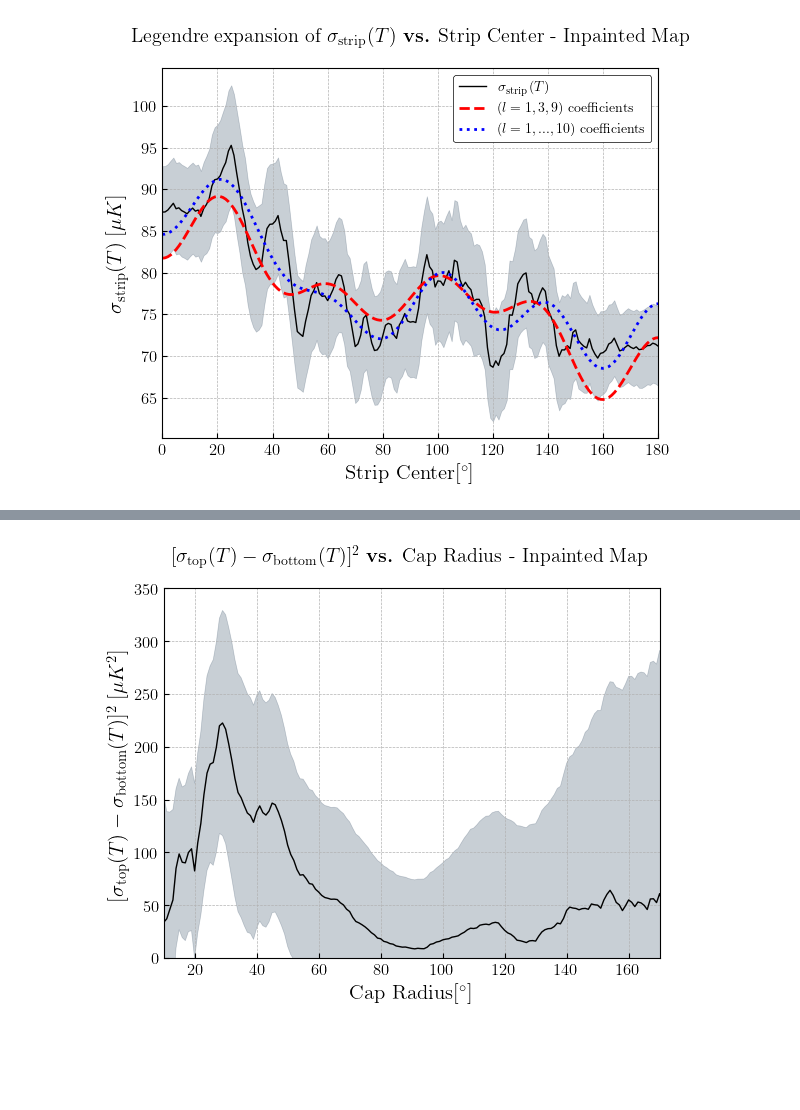
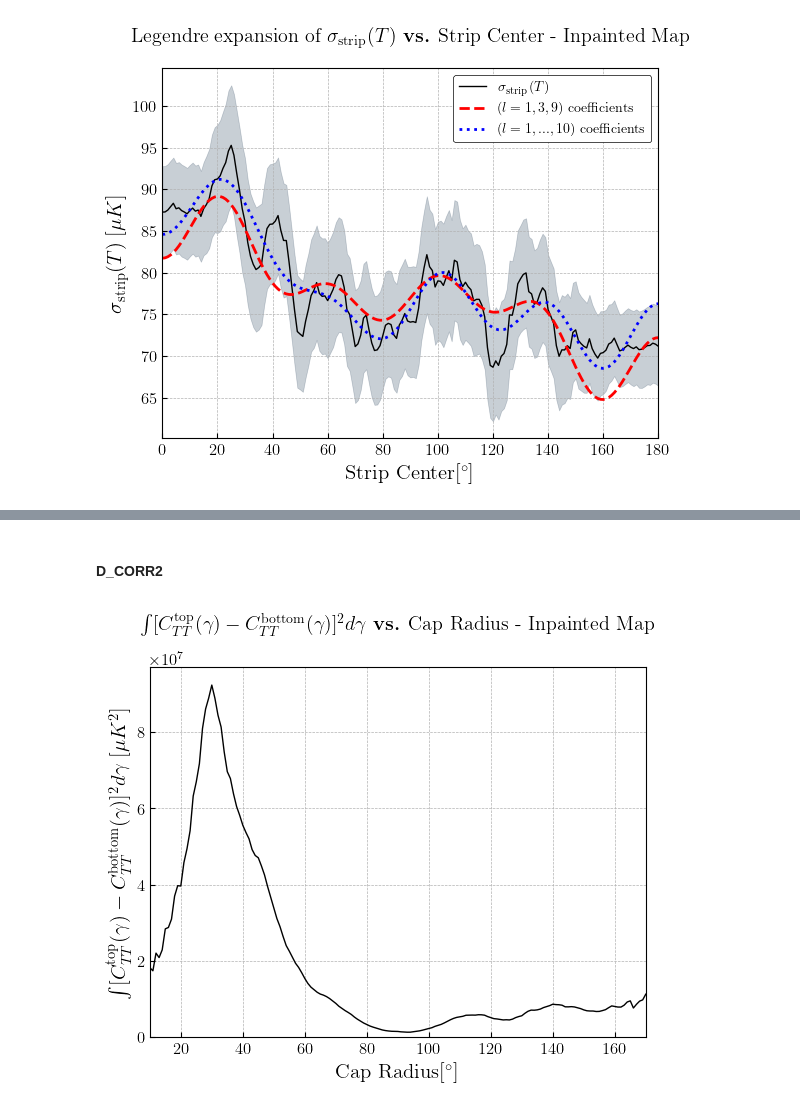
Before and after one commit to jamshidi3d/cmb_anomaly_detection, a Jupyter notebook: plotting.ipynb, the cells around one changed output, grey strips where cells are left out. Saved outputs shown, nothing was run; the diff lists cells and outputs as text; code cells hidden in the pictures; blank space fills up the shorter version.

Commit message:
measure clean up

```diff
--- a/plotting.ipynb
+++ b/plotting.ipynb
@@ -369,7 +373,7 @@ plt.show()
 # %%
-sims_mod_measure    = np.loadtxt('./output/sims_modulated_STD.txt')
-cmb_measure         = np.loadtxt('./output/T_64_inpainted_20strip_std_1dtheta_result.txt')
-sampling_range      = np.loadtxt('./output/T_64_inpainted_20strip_std_1dtheta_sampling_range.txt')
+sims_mod_measure    = np.loadtxt('./output/sims_modulated_strip_std.txt')
+cmb_measure         = np.loadtxt('./output/T_64_inpainted_20strip_std_result.txt')
+sampling_range      = np.loadtxt('./output/T_64_inpainted_20strip_std_measure_range.txt')
 cmb_a_l             = np.loadtxt('./output/cmb_a_l.txt')
 
 _errors = np.std(sims_mod_measure, axis=0)
@@ -516,0 +557,20 @@ plt.show()
+# %%
+cmb_measure         = np.loadtxt('./output/T_64_inpainted_cap_corr_result.txt')
+sampling_range      = np.loadtxt('./output/T_64_inpainted_cap_corr_measure_range.txt')
+
+with plt.style.context('bmh'):
+    fig, ax=plt.subplots()
+    ax.plot(sampling_range, cmb_measure,
+            color='k', linewidth=1)
+    ax.set_xlabel(r'Cap Radius[$^\circ$]',size=15)
+    measure_text = r'$\frac {{ \int [C_{TT}^{{strip}}(\gamma)]^2 d\gamma }} {{ \int [C_{TT}^{{total}}(\gamma)]^2 d\gamma }} - 1$'
+    ax.set_ylabel(measure_text ,size=15)
+    ax.set_title(measure_text + r' \textbf{vs.} Cap Radius - Inpainted Map',
+                 y=1.05)
+    ax.set_xlim(xmin = 10, xmax = 170)
+    ax.set_ylim(ymin = -1)
+    ax.set_facecolor('white')
+    # Axis colors
+    for spine in ax.spines.keys(): ax.spines[spine].set_color('k')
+    custom_save_fig(fig, '64_inpainted_corr_cap')
+plt.show()
@@ -517,27 +579,24 @@ plt.show()
+# %% [markdown]
+#### D_CORR2
 # %%
-sims_mod_measure    = np.loadtxt('./output/sims_modulated_CAP_D_STD2.txt')
-cmb_measure         = np.loadtxt('./output/T_64_inpainted_cap_dstd2_1dtheta_result.txt')
-sampling_range      = np.loadtxt('./output/T_64_inpainted_cap_dstd2_1dtheta_sampling_range.txt')
-
-_errors = np.std(sims_mod_measure, axis=0)
+cmb_measure         = np.loadtxt('./output/T_64_inpainted_cap_dcorr2_result.txt')
+sampling_range      = np.loadtxt('./output/T_64_inpainted_cap_dcorr2_measure_range.txt')
 
 with plt.style.context('bmh'):
     fig, ax=plt.subplots()
-    ax.fill_between(sampling_range, cmb_measure - _errors, cmb_measure + _errors,
-                    color=(0.15,0.25,0.35,0.25), label='_nolegend_')
     ax.plot(sampling_range, cmb_measure,
             color='k', linewidth=1)
     ax.set_xlabel(r'Cap Radius[$^\circ$]',size=15)
-    measure_text = r'$[\sigma_{\mathrm{top}}(T) - \sigma_{\mathrm{bottom}}(T)]^2$'
-    ax.set_ylabel(measure_text + r'$\; [\mu K^2]$',size=15)
+    measure_text = r'$\int [C_{TT}^{{\mathrm{top}}}(\gamma) - C_{TT}^{{\mathrm{bottom}}}(\gamma)]^2 d\gamma$'
+    ax.set_ylabel(measure_text  + r'$\; [\mu K^2]$', size=15)
     ax.set_title(measure_text + r' \textbf{vs.} Cap Radius - Inpainted Map',
-                 y=1.05)
+                 y=1.08)
     ax.set_xlim(xmin = 10, xmax = 170)
-    ax.set_ylim(ymin = 0, ymax = 350)
+    ax.set_ylim(ymin = -1)
     ax.set_facecolor('white')
     # Axis colors
     for spine in ax.spines.keys(): ax.spines[spine].set_color('k')
-    custom_save_fig(fig, '64_inpainted_dstd2_cap')
+    custom_save_fig(fig, '64_inpainted_dcorr2_cap')
 plt.show()
 # %% [output]
-[figure, old version]
+[figure, new version]
```
Also changed, not shown: parts of 23 cells of this notebook, 13 other files.
